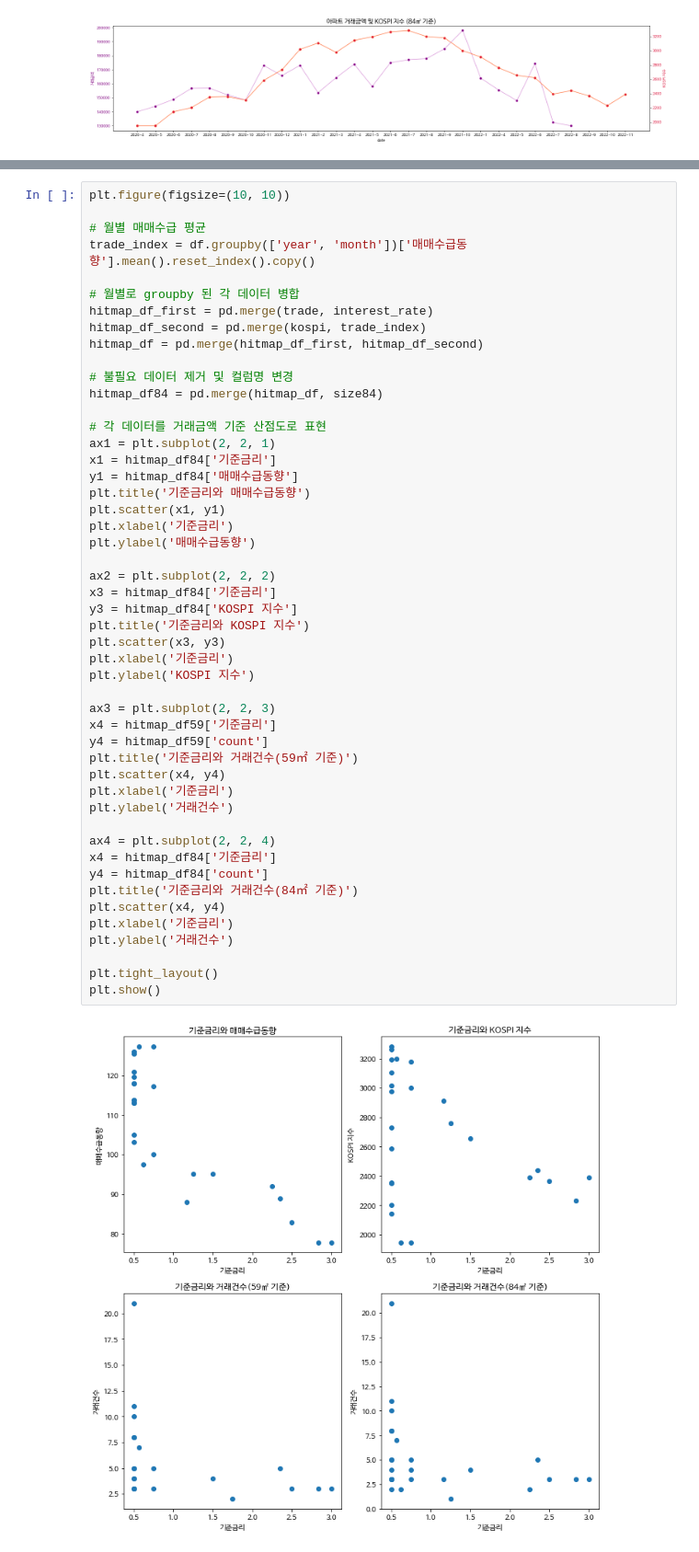
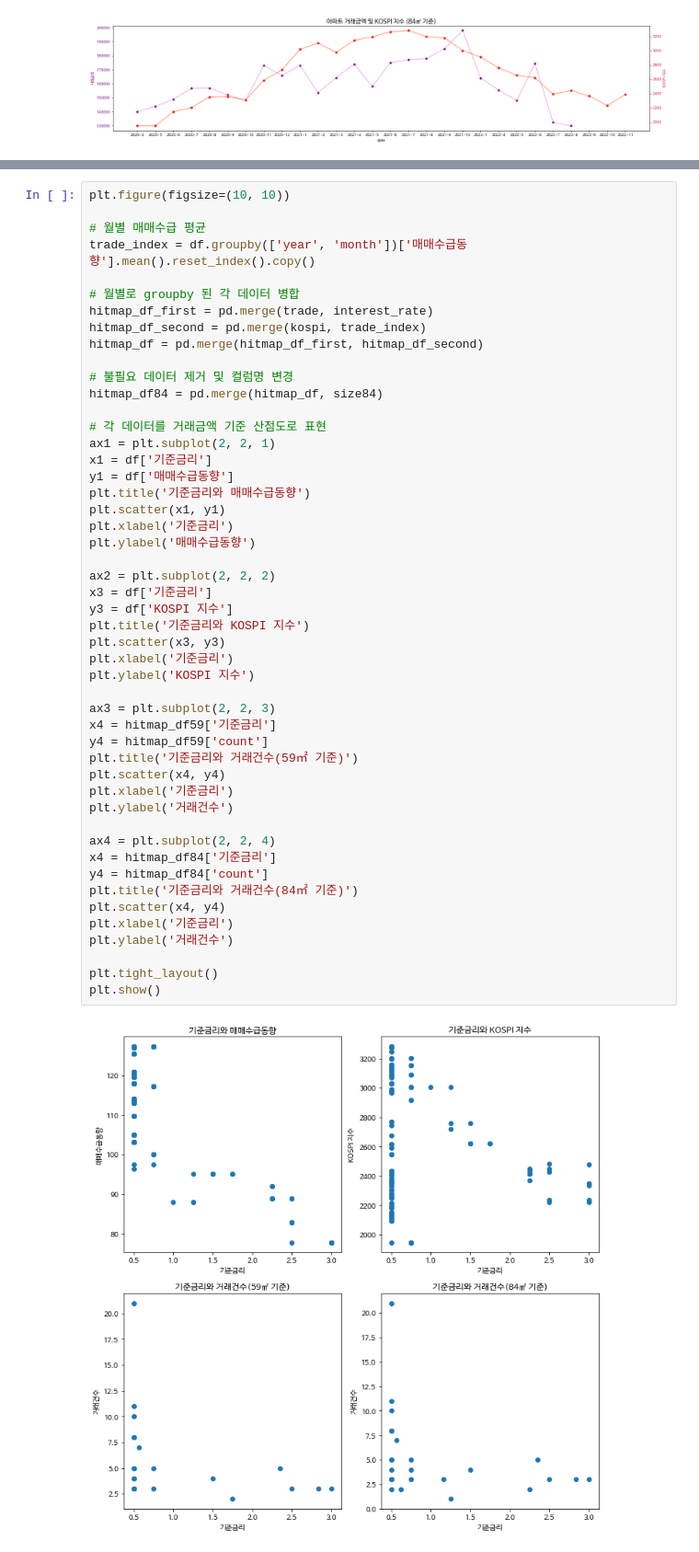
Before and after one commit to fedor44/data_analysis, a Jupyter notebook: Untitled30.ipynb, the cells around one changed output, grey strips where cells are left out. Shown: that part at 92% size. Cells and saved outputs as stored; diff of their text form.

```diff
--- a/Untitled30.ipynb
+++ b/Untitled30.ipynb
@@ -335,38 +335,38 @@ hitmap_df84 = pd.merge(hitmap_df, size84)
 
 # 각 데이터를 거래금액 기준 산점도로 표현
 ax1 = plt.subplot(2, 2, 1)
-x1 = hitmap_df84['기준금리']
-y1 = hitmap_df84['매매수급동향']
+x1 = df['기준금리']
+y1 = df['매매수급동향']
 plt.title('기준금리와 매매수급동향')
 plt.scatter(x1, y1)
 plt.xlabel('기준금리')
 plt.ylabel('매매수급동향')
 
 ax2 = plt.subplot(2, 2, 2)
-x3 = hitmap_df84['기준금리']
-y3 = hitmap_df84['KOSPI 지수']
+x3 = df['기준금리']
+y3 = df['KOSPI 지수']
 plt.title('기준금리와 KOSPI 지수')
 plt.scatter(x3, y3)
 plt.xlabel('기준금리')
 plt.ylabel('KOSPI 지수')
 
 ax3 = plt.subplot(2, 2, 3)
 x4 = hitmap_df59['기준금리']
 y4 = hitmap_df59['count']
 plt.title('기준금리와 거래건수(59㎡ 기준)')
 plt.scatter(x4, y4)
 plt.xlabel('기준금리')
 plt.ylabel('거래건수')
 
 ax4 = plt.subplot(2, 2, 4)
 x4 = hitmap_df84['기준금리']
 y4 = hitmap_df84['count']
 plt.title('기준금리와 거래건수(84㎡ 기준)')
 plt.scatter(x4, y4)
 plt.xlabel('기준금리')
 plt.ylabel('거래건수')
 
 plt.tight_layout()
 plt.show()
 # %% [output]
-[figure, old version]
+[figure, new version]
```
